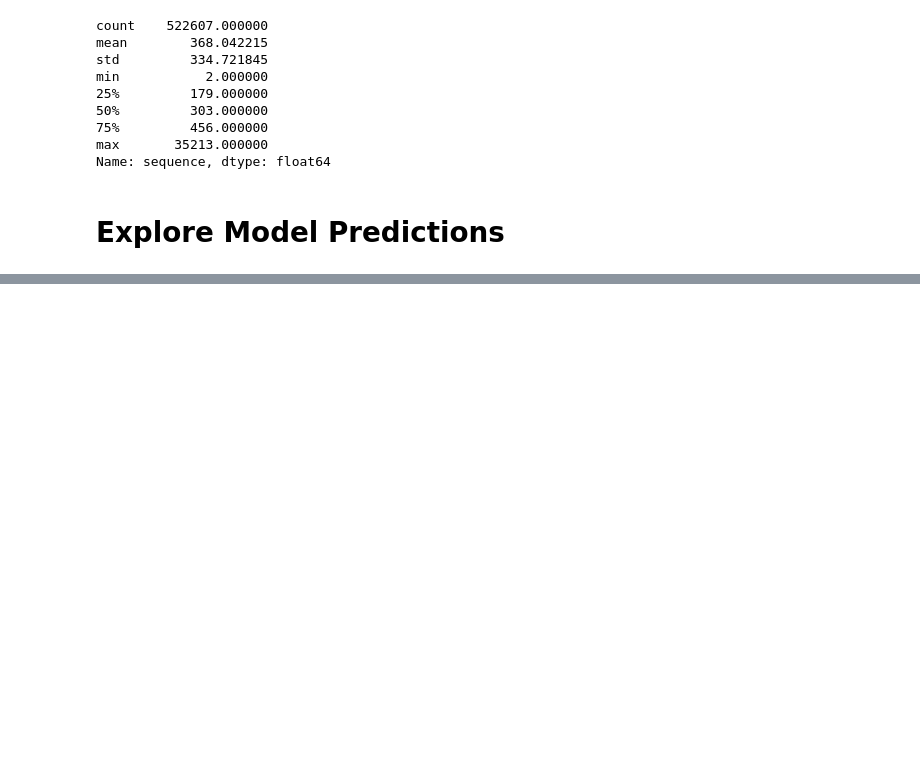
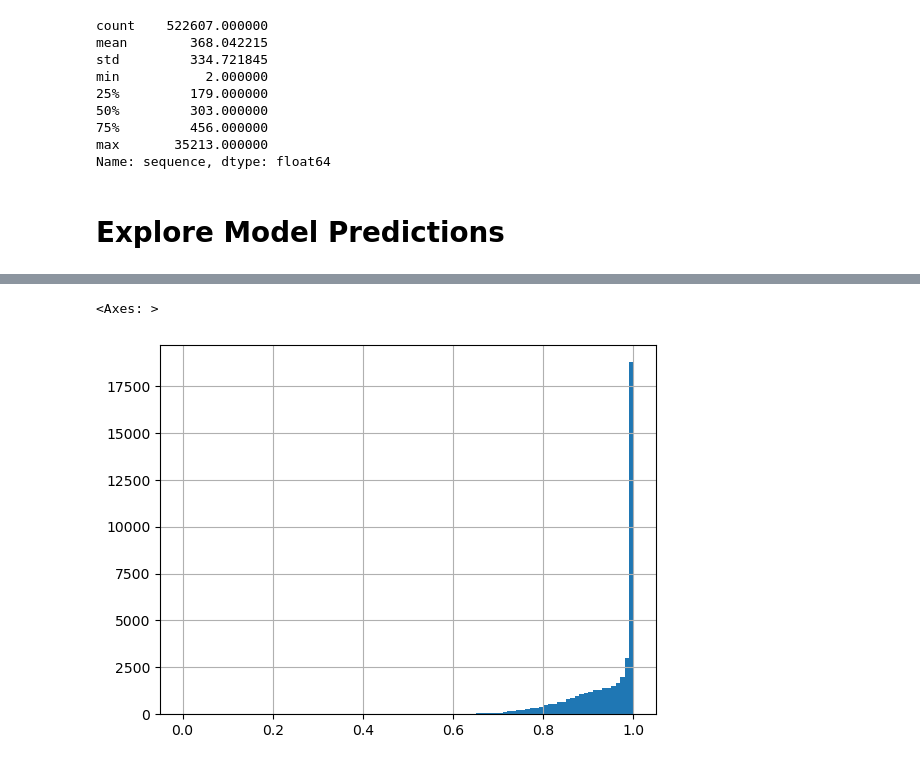
Before and after one commit to microsoft/protnote, a Jupyter notebook: notebooks/EDA.ipynb, the cells around one changed output, grey strips where cells are left out. Saved outputs shown, nothing was run; the diff lists cells and outputs as text; code cells hidden in the pictures; blank space fills up the shorter version.

```diff
--- a/notebooks/EDA.ipynb
+++ b/notebooks/EDA.ipynb
@@ -105,0 +306,5 @@ val_labels.index = [i[0] for i in val_labels.index]
+# %%
+sequence_dist_corr.hist(bins=100)
+# %% [output]
+<Axes: >
+[figure, added]
```
Also changed, not shown: parts of 85 cells of this notebook, 13 other files.
